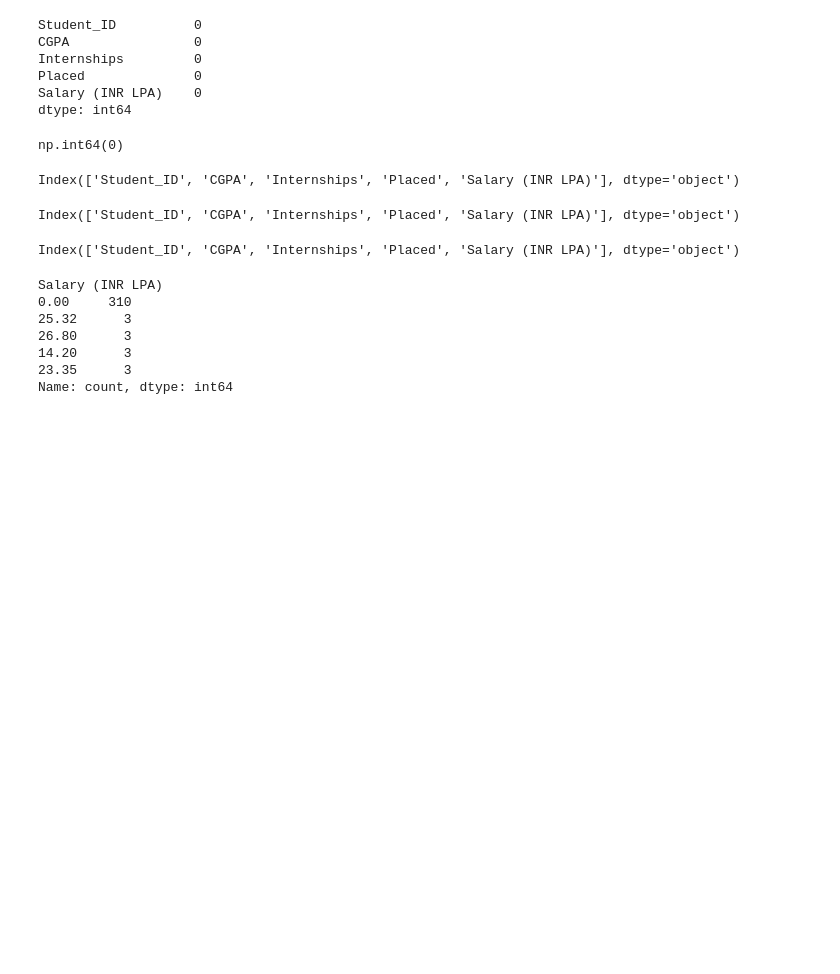
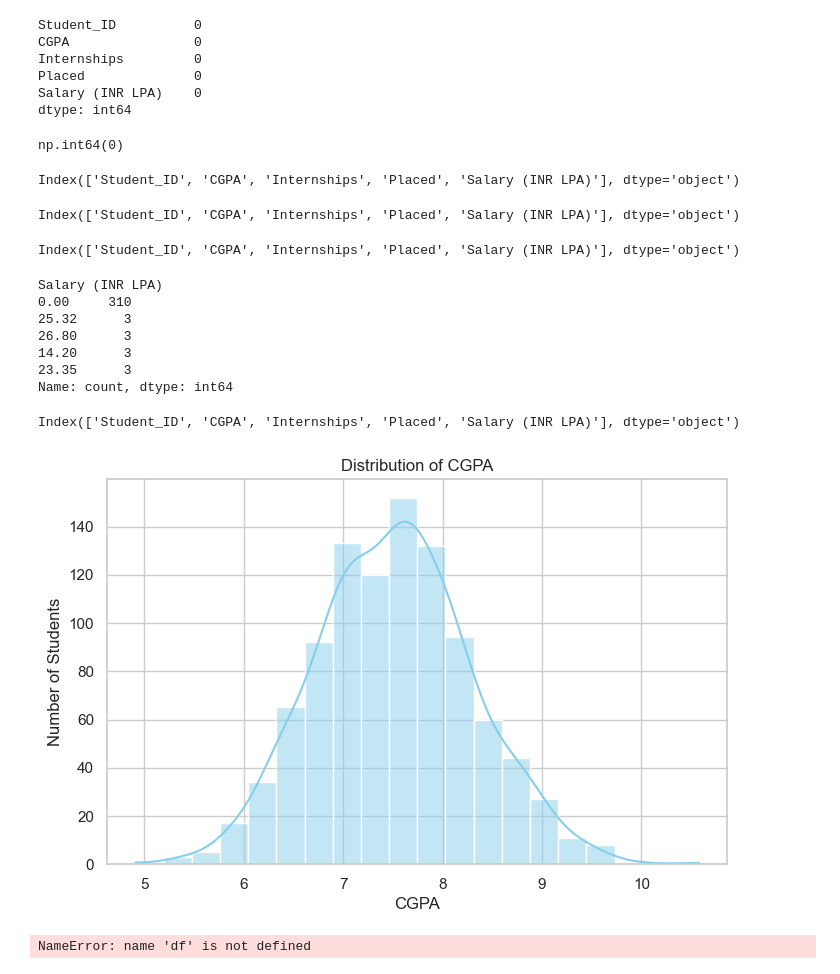
Before and after one commit to shahahmad-dev/Student_Placement_analysis, a Jupyter notebook: Student_Placemnet_data_analysis.ipynb, the cells around one changed output. Drawn from its saved outputs; the diff is of its cells as text; code cells hidden in the pictures; blank space fills up the shorter version.

Commit message:
plot CGPA distribution using histogram with KDE for better insights

```diff
--- a/Student_Placemnet_data_analysis.ipynb
+++ b/Student_Placemnet_data_analysis.ipynb
@@ -101,3 +101,20 @@ Salary (INR LPA)
 14.20      3
 23.35      3
 Name: count, dtype: int64
+# %%
+df.columns
+# %% [output]
+Index(['Student_ID', 'CGPA', 'Internships', 'Placed', 'Salary (INR LPA)'], dtype='object')
+# %%
+plt.figure(figsize=(8, 5))
+sns.histplot(df['CGPA'], kde=True, bins=20, color='skyblue')
+plt.title("Distribution of CGPA")
+plt.xlabel("CGPA")
+plt.ylabel("Number of Students")
+plt.show()
+# %% [output]
+[figure, added]
+# %%
+df.columns
+# %% [output]
+NameError: name 'df' is not defined
```
